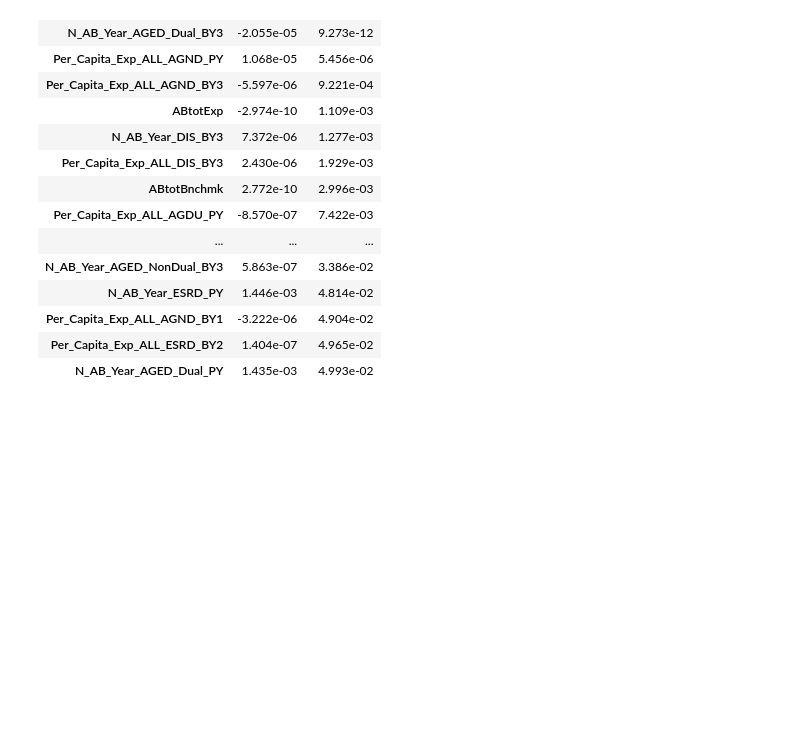
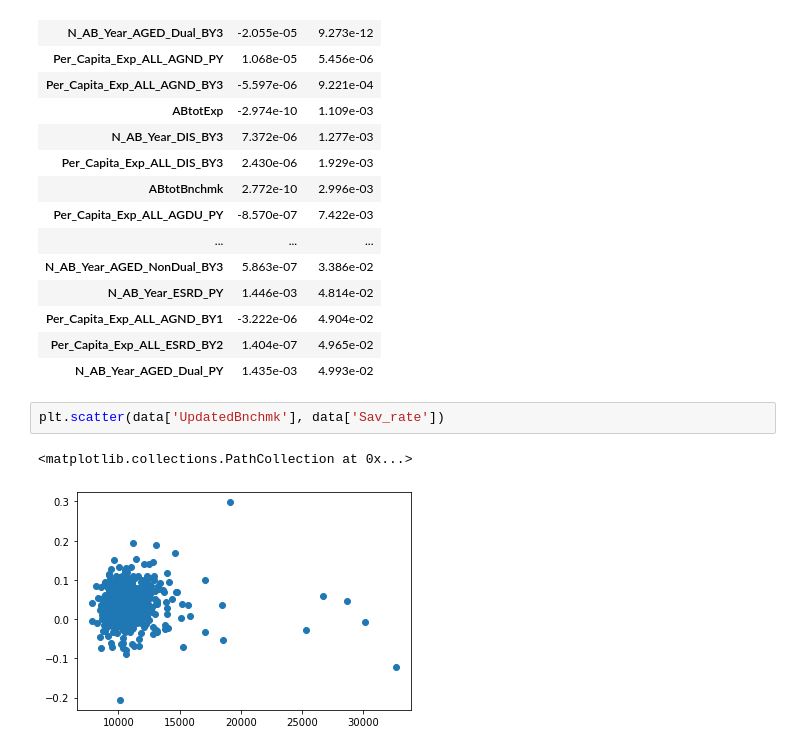
Before and after one commit to eshantewari/cs109-final-project, a Jupyter notebook: Linear Regression Model.ipynb, the cells around one changed output. Drawn from its saved outputs; the diff is of its cells as text; blank space fills up the shorter version.

```diff
--- a/Linear Regression Model.ipynb
+++ b/Linear Regression Model.ipynb
@@ -520,3 +520,8 @@ Significant Coefficients from Linear Regression (ranked by p-value)
 | Per_Capita_Exp_ALL_AGND_BY1 | -3.222e-06 | 4.904e-02 |
 | Per_Capita_Exp_ALL_ESRD_BY2 | 1.404e-07 | 4.965e-02 |
 | N_AB_Year_AGED_Dual_PY | 1.435e-03 | 4.993e-02 |
+# %%
+plt.scatter(data['UpdatedBnchmk'], data['Sav_rate'])
+# %% [output]
+<matplotlib.collections.PathCollection at 0x...>
+[figure, added]
```
Also changed, not shown: parts of 3 cells of this notebook.
